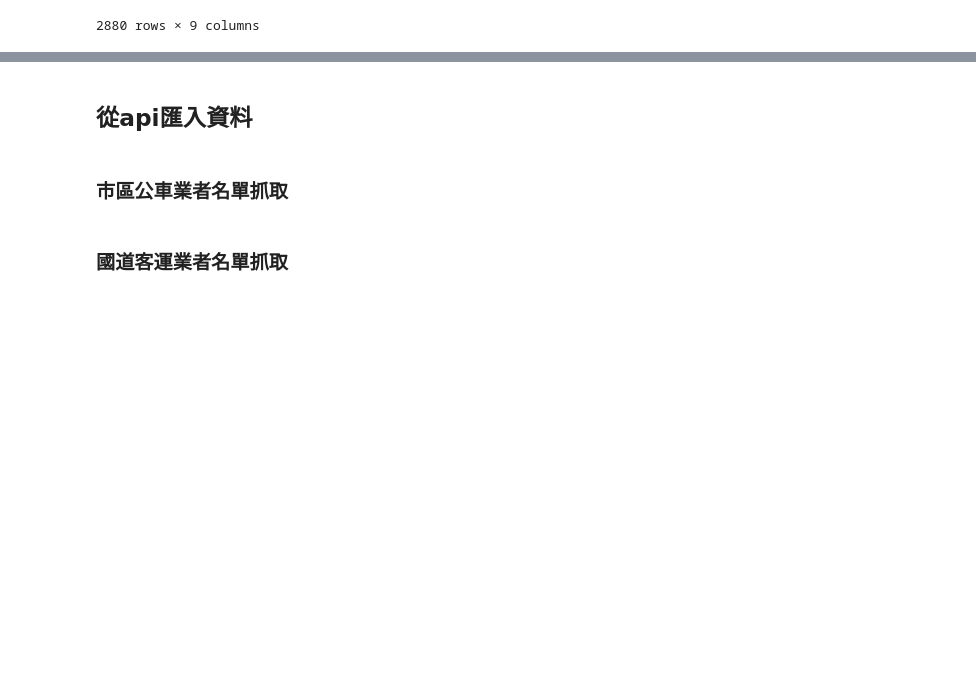
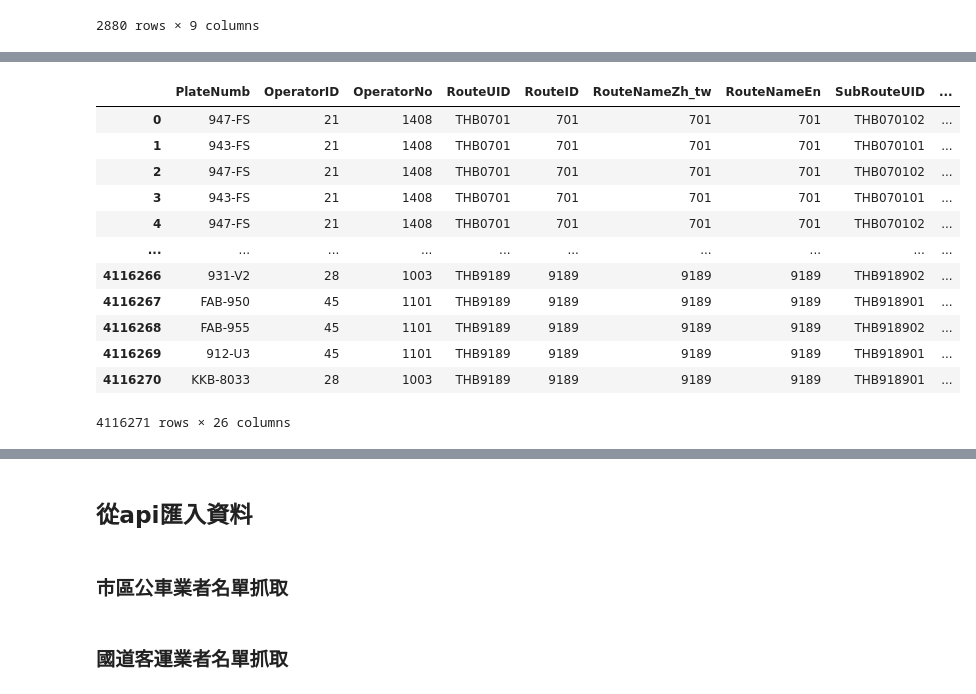
Before and after one commit to jimmyhsu1010/bridgestone_work_related, a Jupyter notebook: tdx_transport_data/tdx_data.ipynb, the cells around one changed output, grey strips where cells are left out. Drawn from its saved outputs; the diff is of its cells as text; code cells hidden in the pictures; blank space fills up the shorter version.

```diff
--- a/tdx_transport_data/tdx_data.ipynb
+++ b/tdx_transport_data/tdx_data.ipynb
@@ -213,3 +207,19 @@ result[result["廠牌"].isna()]
+# %%
+df
+# %% [output]
+|  | PlateNumb | OperatorID | OperatorNo | RouteUID | RouteID | RouteNameZh_tw | RouteNameEn | SubRouteUID | ... |
+| 0 | 947-FS | 21 | 1408 | THB0701 | 701 | 701 | 701 | THB070102 | ... |
+| 1 | 943-FS | 21 | 1408 | THB0701 | 701 | 701 | 701 | THB070101 | ... |
+| 2 | 947-FS | 21 | 1408 | THB0701 | 701 | 701 | 701 | THB070102 | ... |
+| 3 | 943-FS | 21 | 1408 | THB0701 | 701 | 701 | 701 | THB070101 | ... |
+| 4 | 947-FS | 21 | 1408 | THB0701 | 701 | 701 | 701 | THB070102 | ... |
+| ... | ... | ... | ... | ... | ... | ... | ... | ... | ... |
+| 4116266 | 931-V2 | 28 | 1003 | THB9189 | 9189 | 9189 | 9189 | THB918902 | ... |
+| 4116267 | FAB-950 | 45 | 1101 | THB9189 | 9189 | 9189 | 9189 | THB918901 | ... |
+| 4116268 | FAB-955 | 45 | 1101 | THB9189 | 9189 | 9189 | 9189 | THB918902 | ... |
+| 4116269 | 912-U3 | 45 | 1101 | THB9189 | 9189 | 9189 | 9189 | THB918901 | ... |
+| 4116270 | KKB-8033 | 28 | 1003 | THB9189 | 9189 | 9189 | 9189 | THB918901 | ... |
+4116271 rows × 26 columns
 # %%
 data["Land"] = globe.is_land(data["PositionLat"], data["PositionLon"])
 data = data[data["Land"] == True]
```
Also changed, not shown: parts of 2 cells of this notebook, 2 other files.
